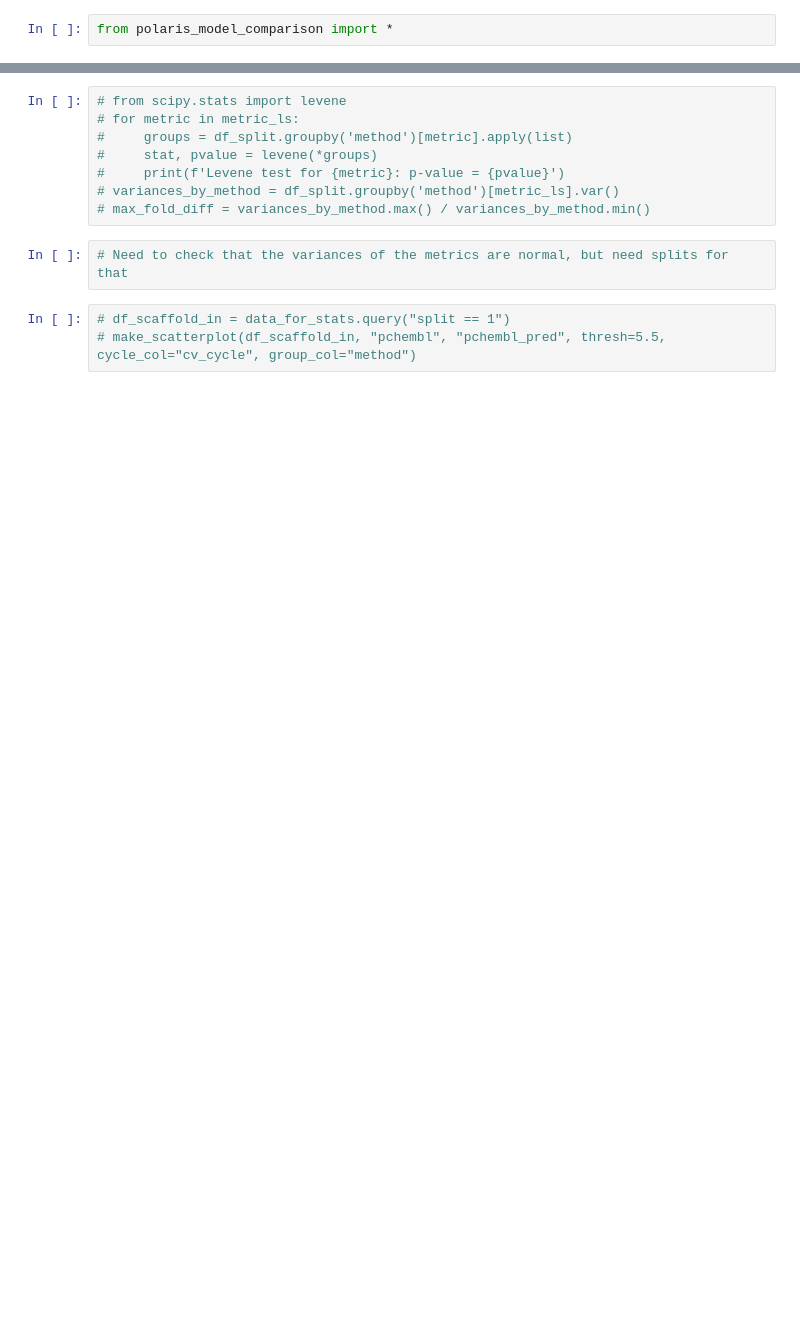
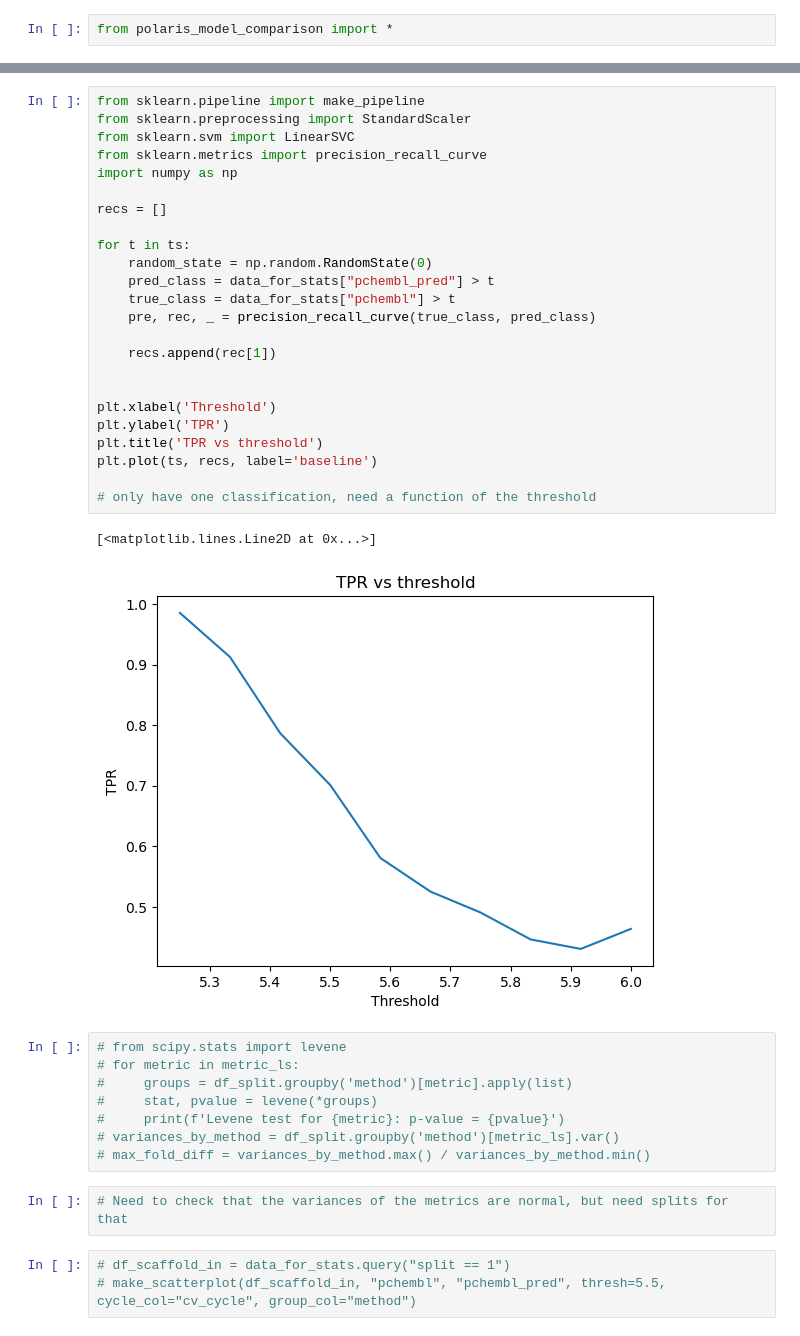
Before and after one commit to OpenADMET/openadmet-models, a Jupyter notebook: openadmet_models/notebooks/minimal_lgbm_regressor.ipynb, the cells around one changed output, grey strips where cells are left out. Saved outputs shown, nothing was run; the diff lists cells and outputs as text; blank space fills up the shorter version.

```diff
--- a/openadmet_models/notebooks/minimal_lgbm_regressor.ipynb
+++ b/openadmet_models/notebooks/minimal_lgbm_regressor.ipynb
@@ -198,3 +208,30 @@ Name: count, dtype: int64
+# %%
+from sklearn.pipeline import make_pipeline
+from sklearn.preprocessing import StandardScaler
+from sklearn.svm import LinearSVC
+from sklearn.metrics import precision_recall_curve
+import numpy as np
+
+recs = []
+
+for t in ts:
+    random_state = np.random.RandomState(0)
+    pred_class = data_for_stats["pchembl_pred"] > t
+    true_class = data_for_stats["pchembl"] > t
+    pre, rec, _ = precision_recall_curve(true_class, pred_class)
+
+    recs.append(rec[1])
+
+
+plt.xlabel('Threshold')
+plt.ylabel('TPR')
+plt.title('TPR vs threshold')
+plt.plot(ts, recs, label='baseline')
+
+# only have one classification, need a function of the threshold
+# %% [output]
+[<matplotlib.lines.Line2D at 0x...>]
+[figure, added]
 # %%
 # from scipy.stats import levene
 # for metric in metric_ls:
```
Also changed, not shown: parts of 9 cells of this notebook, 1 other file.
